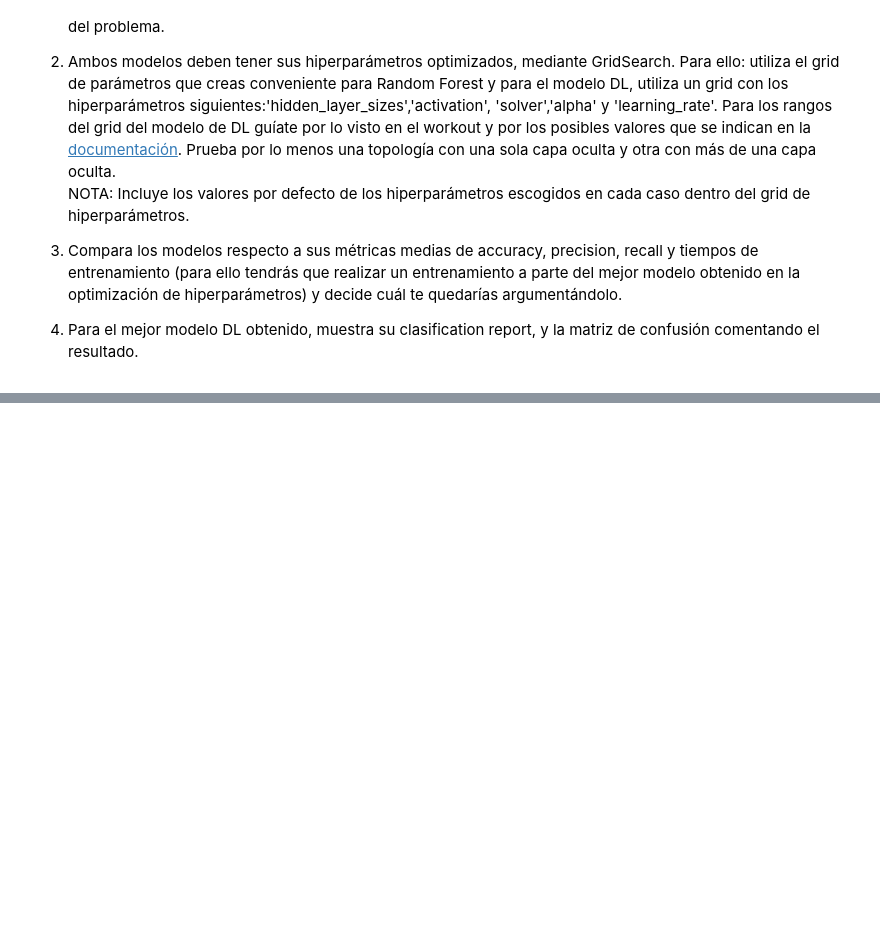
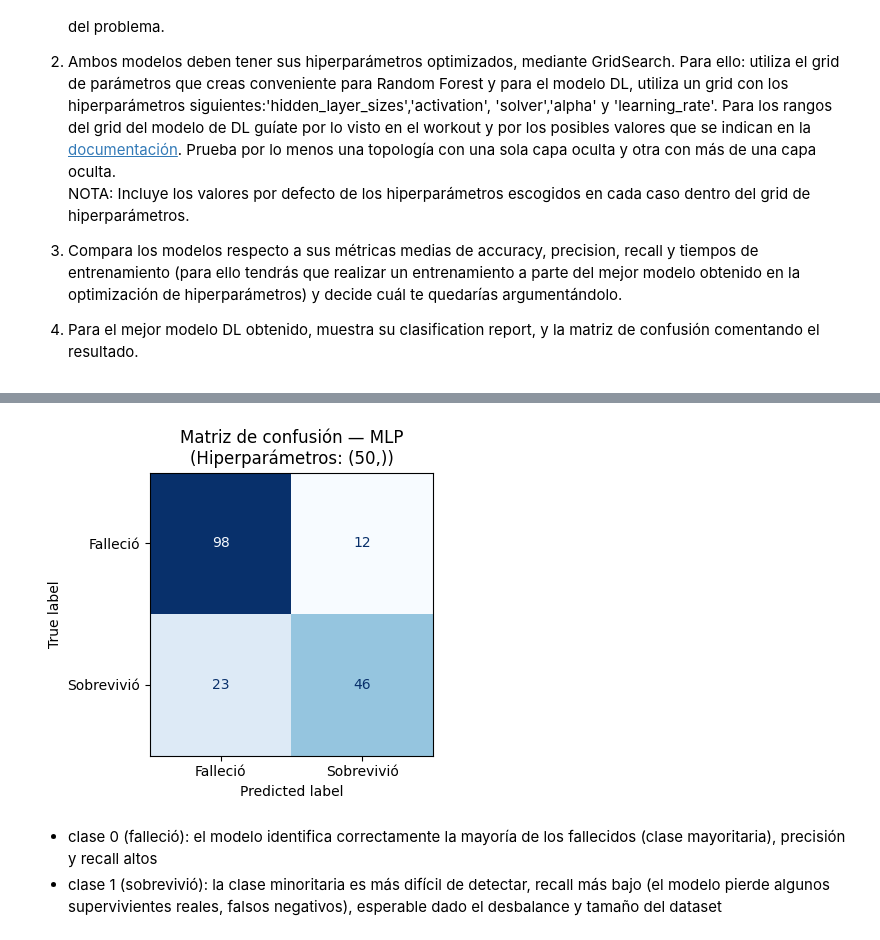
Before and after one commit to eleacos/DS-Online-Elena-Acosta, a Jupyter notebook: 05_Deep_Learning/Sprint_15/Unidad_01_DL_Introduccion/03_Practica_Obligatoria/18_Practica_Obligatoria_Introduccion_Deep_Learning.ipynb, the cells around one changed output, grey strips where cells are left out. Drawn from its saved outputs; the diff is of its cells as text; code cells hidden in the pictures; blank space fills up the shorter version.

```diff
--- a/05_Deep_Learning/Sprint_15/Unidad_01_DL_Introduccion/03_Practica_Obligatoria/18_Practica_Obligatoria_Introduccion_Deep_Learning.ipynb
+++ b/05_Deep_Learning/Sprint_15/Unidad_01_DL_Introduccion/03_Practica_Obligatoria/18_Practica_Obligatoria_Introduccion_Deep_Learning.ipynb
@@ -32,0 +128,8 @@ NOTA: Incluye los valores por defecto de los hiperparámetros escogidos en cada
+# %%
+# escalado
+
+scaler = StandardScaler()
+scaler.fit(X_train)
+
+X_train_sc = scaler.transform(X_train)
+X_test_sc = scaler.transform(X_test)
@@ -32,0 +213,14 @@ NOTA: Incluye los valores por defecto de los hiperparámetros escogidos en cada
+# %%
+# Re-entrenar los mejores modelos y medir tiempo
+best_mlp = gs_mlp.best_estimator_
+t0 = time.time()
+best_mlp.fit(X_train_sc, y_train)
+t_mlp = time.time() - t0
+
+best_rf = gs_rf.best_estimator_
+t0 = time.time()
+best_rf.fit(X_train, y_train)
+t_rf = time.time() - t0
+
+print(f'Tiempo entrenamiento MLP: {t_mlp:.3f}s')
+print(f'Tiempo entrenamiento RF:  {t_rf:.3f}s')
@@ -32,0 +276,6 @@ NOTA: Incluye los valores por defecto de los hiperparámetros escogidos en cada
+# %%
+y_pred_mlp = best_mlp.predict(X_test_sc)
+
+print('Classification Report — mejor MLP (Test):')
+print('='*50)
+print(classification_report(y_test, y_pred_mlp, target_names=['Falleció (0)', 'Sobrevivió (1)']))
@@ -32,0 +293,14 @@ NOTA: Incluye los valores por defecto de los hiperparámetros escogidos en cada
+# %%
+cm = confusion_matrix(y_test, y_pred_mlp)
+
+fig, ax = plt.subplots(figsize=(5, 4))
+disp = ConfusionMatrixDisplay(cm, display_labels=['Falleció', 'Sobrevivió'])
+disp.plot(ax=ax, cmap='Blues', colorbar=False)
+ax.set_title(f'Matriz de confusión — MLP\n(Hiperparámetros: {gs_mlp.best_params_["hidden_layer_sizes"]})')
+plt.tight_layout()
+plt.show()
+# %% [output]
+[figure, added]
+# %% [markdown]
+- clase 0 (falleció): el modelo identifica correctamente la mayoría de los fallecidos (clase mayoritaria), precisión y recall altos
+- clase 1 (sobrevivió): la clase minoritaria es más difícil de detectar, recall más bajo (el modelo pierde algunos supervivientes reales, falsos negativos), esperable dado el desbalance y tamaño del dataset
```
Also changed, not shown: parts of 18 cells of this notebook, 1 other file.
